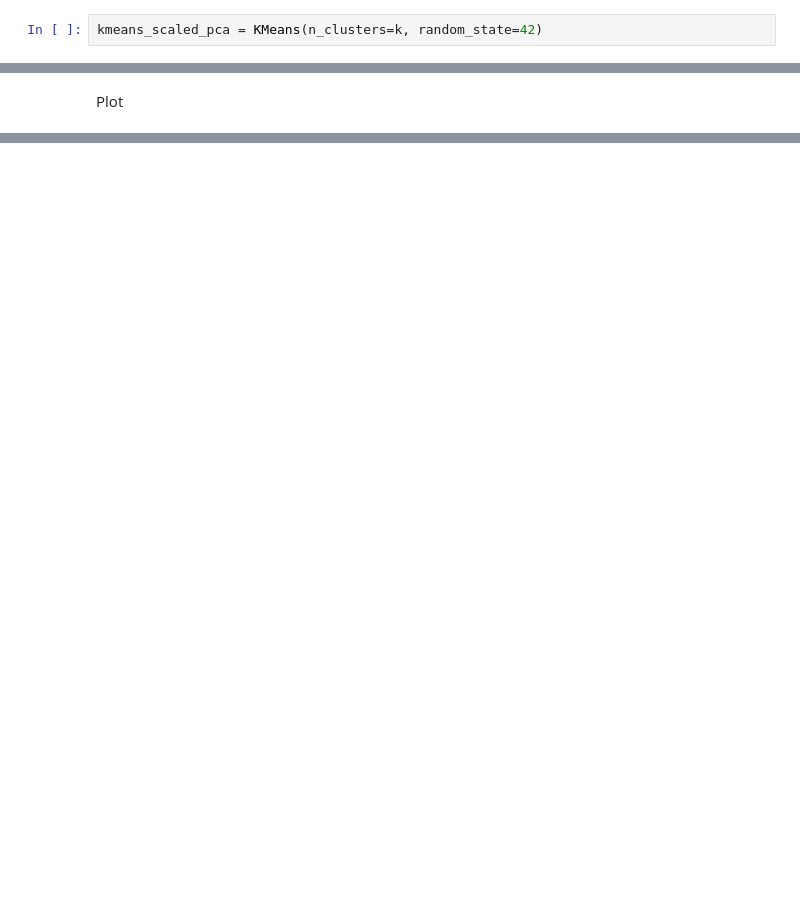
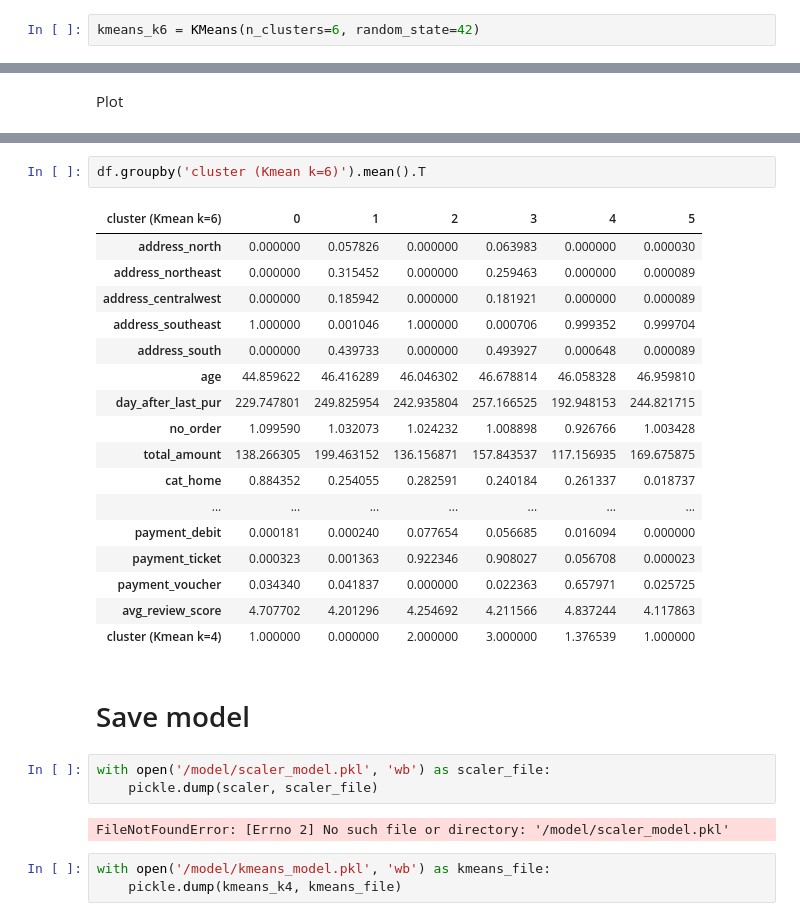
Before and after one commit to peerapat-t/Full-customer-funnel-and-machine-learing, a Jupyter notebook: 02. customer segmentation.ipynb, the cells around one changed output, grey strips where cells are left out. Cells and saved outputs as stored; diff of their text form; blank space fills up the shorter version.

```diff
--- a/02. customer segmentation.ipynb
+++ b/02. customer segmentation.ipynb
@@ -868,3 +910,3 @@ k = 3
 # %%
-kmeans_scaled_pca = KMeans(n_clusters=k, random_state=42)
+kmeans_k6 = KMeans(n_clusters=6, random_state=42)
 # %%
@@ -910,0 +973,30 @@ plt.show()
+# %%
+df.groupby('cluster (Kmean k=6)').mean().T
+# %% [output]
+| cluster (Kmean k=6) | 0 | 1 | 2 | 3 | 4 | 5 |
+| address_north | 0.000000 | 0.057826 | 0.000000 | 0.063983 | 0.000000 | 0.000030 |
+| address_northeast | 0.000000 | 0.315452 | 0.000000 | 0.259463 | 0.000000 | 0.000089 |
+| address_centralwest | 0.000000 | 0.185942 | 0.000000 | 0.181921 | 0.000000 | 0.000089 |
+| address_southeast | 1.000000 | 0.001046 | 1.000000 | 0.000706 | 0.999352 | 0.999704 |
+| address_south | 0.000000 | 0.439733 | 0.000000 | 0.493927 | 0.000648 | 0.000089 |
+| age | 44.859622 | 46.416289 | 46.046302 | 46.678814 | 46.058328 | 46.959810 |
+| day_after_last_pur | 229.747801 | 249.825954 | 242.935804 | 257.166525 | 192.948153 | 244.821715 |
+| no_order | 1.099590 | 1.032073 | 1.024232 | 1.008898 | 0.926766 | 1.003428 |
+| total_amount | 138.266305 | 199.463152 | 136.156871 | 157.843537 | 117.156935 | 169.675875 |
+| cat_home | 0.884352 | 0.254055 | 0.282591 | 0.240184 | 0.261337 | 0.018737 |
+| ... | ... | ... | ... | ... | ... | ... |
+| payment_debit | 0.000181 | 0.000240 | 0.077654 | 0.056685 | 0.016094 | 0.000000 |
+| payment_ticket | 0.000323 | 0.001363 | 0.922346 | 0.908027 | 0.056708 | 0.000023 |
+| payment_voucher | 0.034340 | 0.041837 | 0.000000 | 0.022363 | 0.657971 | 0.025725 |
+| avg_review_score | 4.707702 | 4.201296 | 4.254692 | 4.211566 | 4.837244 | 4.117863 |
+| cluster (Kmean k=4) | 1.000000 | 0.000000 | 2.000000 | 3.000000 | 1.376539 | 1.000000 |
+# %% [markdown]
+# Save model
+# %%
+with open('/model/scaler_model.pkl', 'wb') as scaler_file:
+    pickle.dump(scaler, scaler_file)
+# %% [output]
+FileNotFoundError: [Errno 2] No such file or directory: '/model/scaler_model.pkl'
+# %%
+with open('/model/kmeans_model.pkl', 'wb') as kmeans_file:
+    pickle.dump(kmeans_k4, kmeans_file)
```
Also changed, not shown: parts of 47 cells of this notebook, 7 other files.
